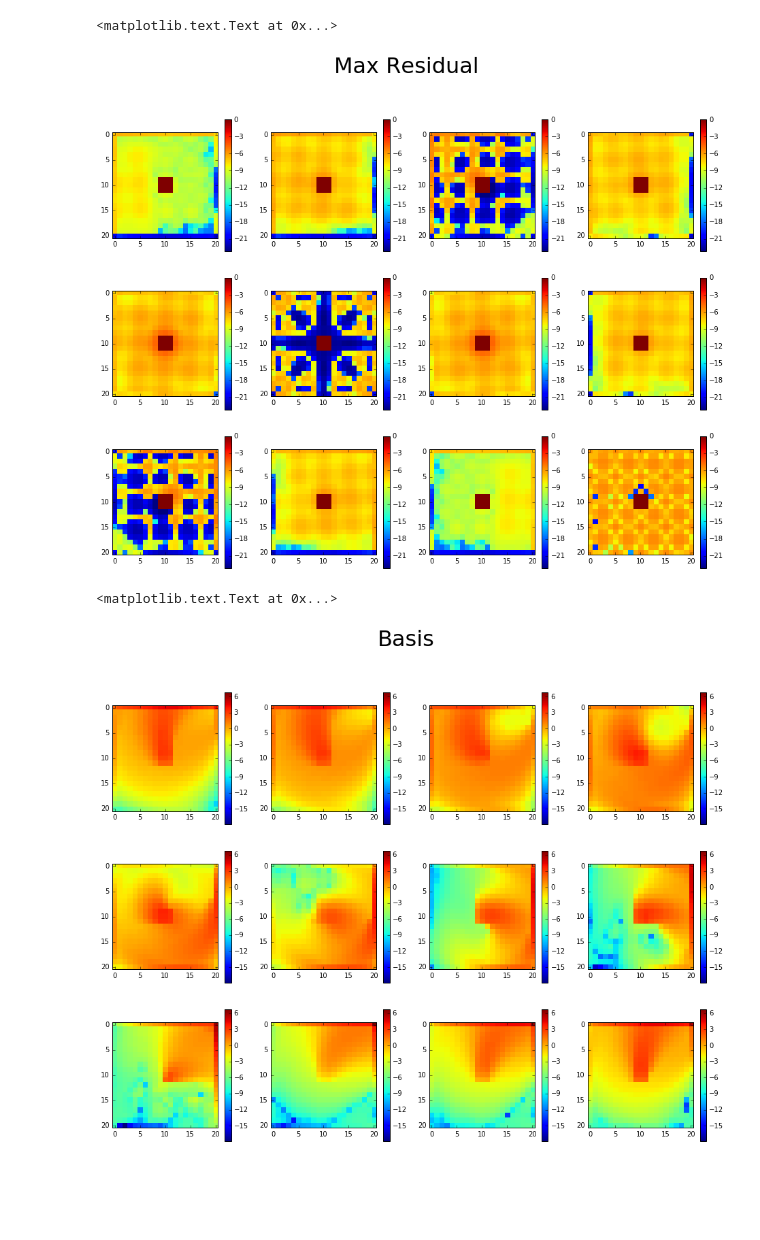
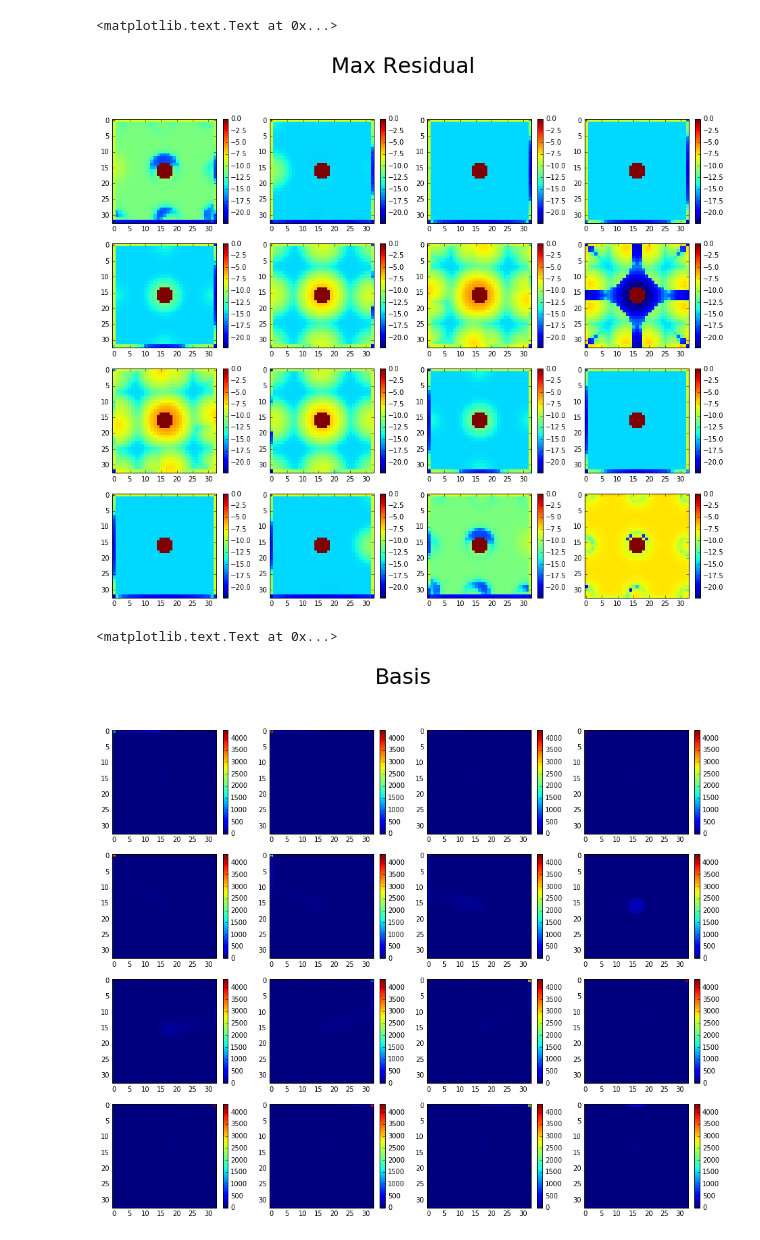
Before and after one commit to order/lcp-research, a Jupyter notebook: planes_refine.py.ipynb, the cells around one changed output. Drawn from its saved outputs; the diff is of its cells as text; code cells hidden in the pictures; blank space fills up the shorter version.

```diff
--- a/planes_refine.py.ipynb
+++ b/planes_refine.py.ipynb
@@ -35,8 +35,8 @@ def plot_cube(cube, title="", cmap="jet", savefile=None, log=False):
         plt.savefig(save)
 # %%
 unarch = Unarchiver('/home/epz/scratch/plane_refine.data')
-NXY = 20+1
-NT = 12+1
+NXY = 32+1
+NT = 16+1
 A = 3+1
 # %%
 p = unarch.p
@@ -102,14 +102,15 @@ plot_cube(max_res)
 plt.suptitle('Max Residual', fontsize=32)
 # %% [output]
 <matplotlib.text.Text at 0x...>
-[figure, old version]
+[figure, new version]
 # %%
 unarch = Unarchiver('/home/epz/scratch/basis.data')
 B = unarch.basis
 # %%
-b = np.log(np.abs(B[:,0]) + 1e-22)
+#b = np.log(np.abs(B[:,1]) + 1e-22)
+b = B[:,1]
 plot_cube(np.reshape(b, (NXY,NXY,NT)))
 plt.suptitle('Basis', fontsize=32)
 # %% [output]
 <matplotlib.text.Text at 0x...>
-[figure, old version]
+[figure, new version]
```
Also changed, not shown: parts of 8 cells of this notebook, 1 other file.
